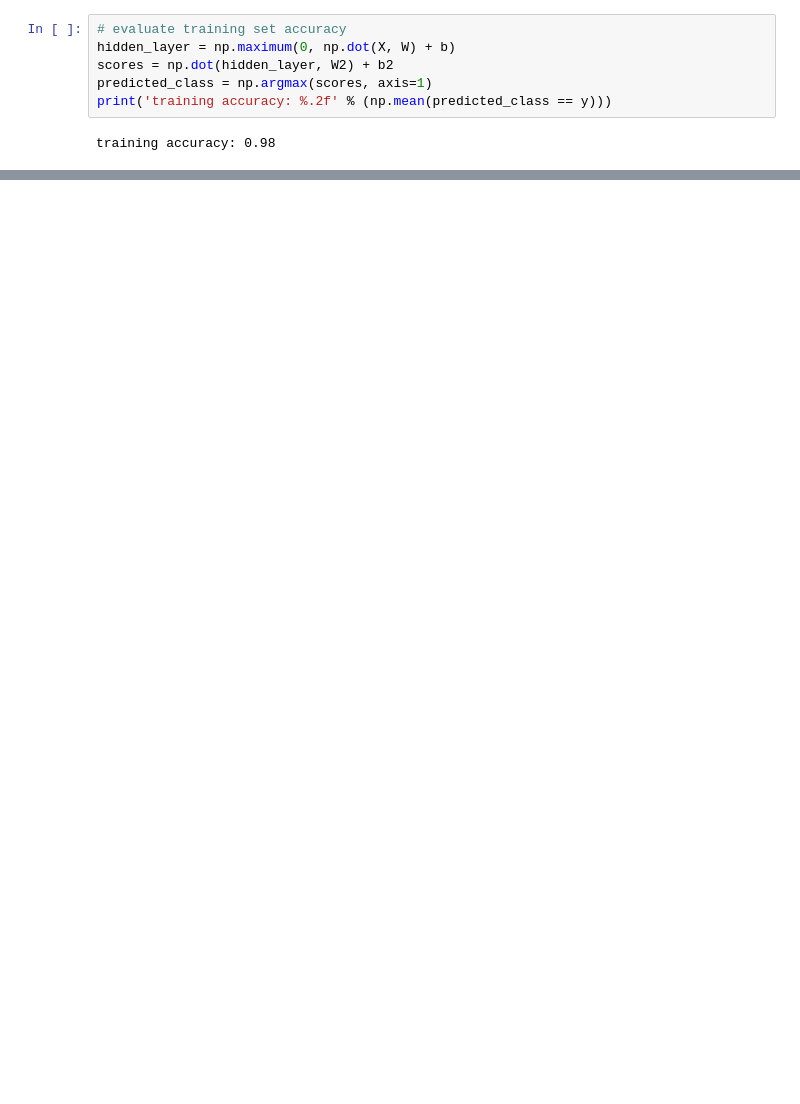
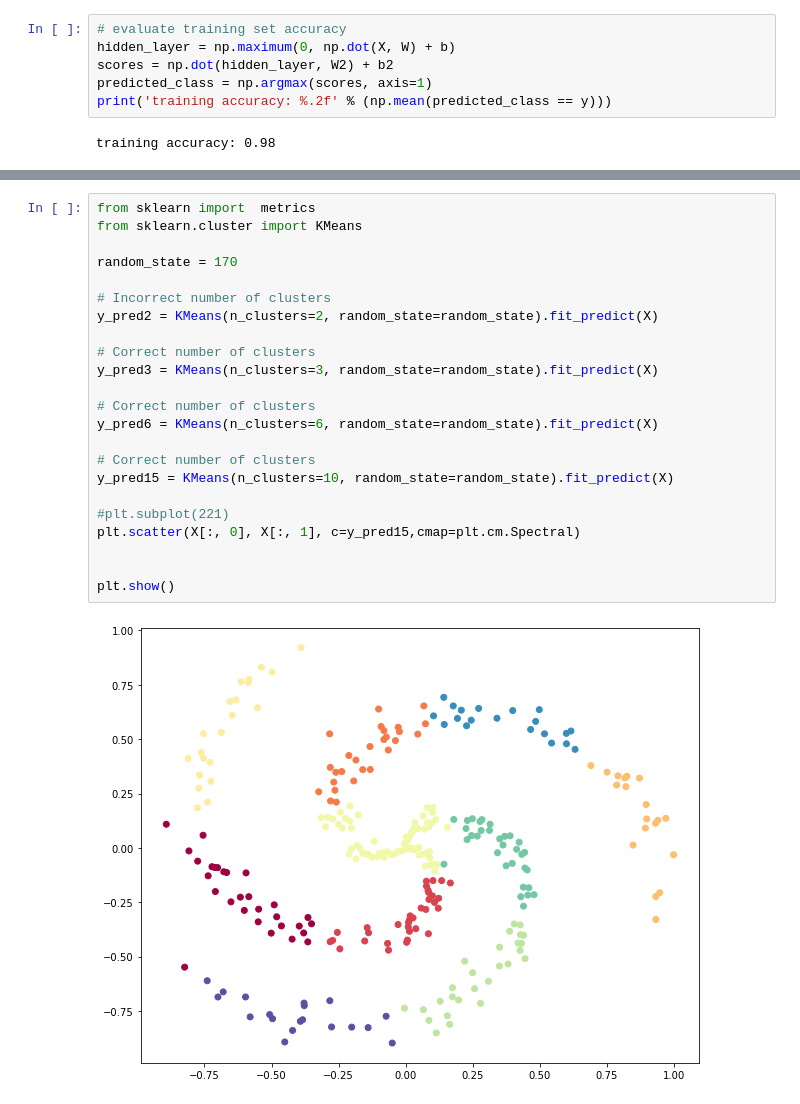
Before and after one commit to MSU-PHY-959-2021/Shared-Code, a Jupyter notebook: ClassDiscussions/Supervised_vs_Unsupervised.ipynb, the cells around one changed output, grey strips where cells are left out. Saved outputs shown, nothing was run; the diff lists cells and outputs as text; blank space fills up the shorter version.

Commit message:
Updated clustering example

```diff
--- a/ClassDiscussions/Supervised_vs_Unsupervised.ipynb
+++ b/ClassDiscussions/Supervised_vs_Unsupervised.ipynb
@@ -386,0 +338,25 @@ plt.show()
+# %%
+from sklearn import  metrics
+from sklearn.cluster import KMeans
+
+random_state = 170
+
+# Incorrect number of clusters
+y_pred2 = KMeans(n_clusters=2, random_state=random_state).fit_predict(X)
+
+# Correct number of clusters
+y_pred3 = KMeans(n_clusters=3, random_state=random_state).fit_predict(X)
+
+# Correct number of clusters
+y_pred6 = KMeans(n_clusters=6, random_state=random_state).fit_predict(X)
+
+# Correct number of clusters
+y_pred15 = KMeans(n_clusters=10, random_state=random_state).fit_predict(X)
+
+#plt.subplot(221)
+plt.scatter(X[:, 0], X[:, 1], c=y_pred15,cmap=plt.cm.Spectral)
+
+
+plt.show()
+# %% [output]
+[figure, added]
```
Also changed, not shown: parts of 5 cells of this notebook.
